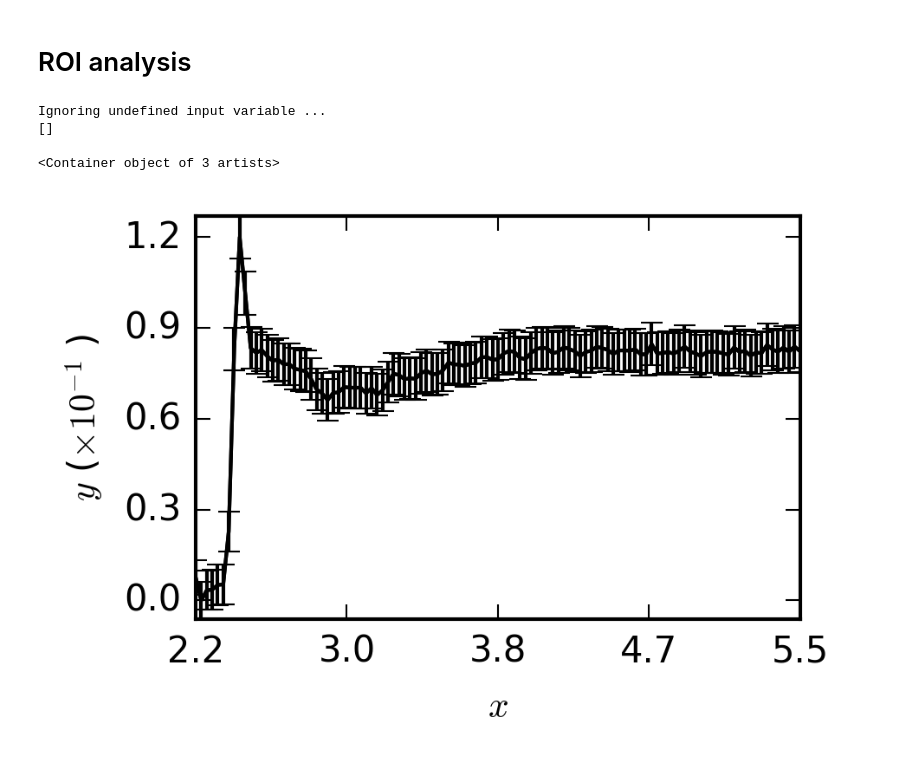
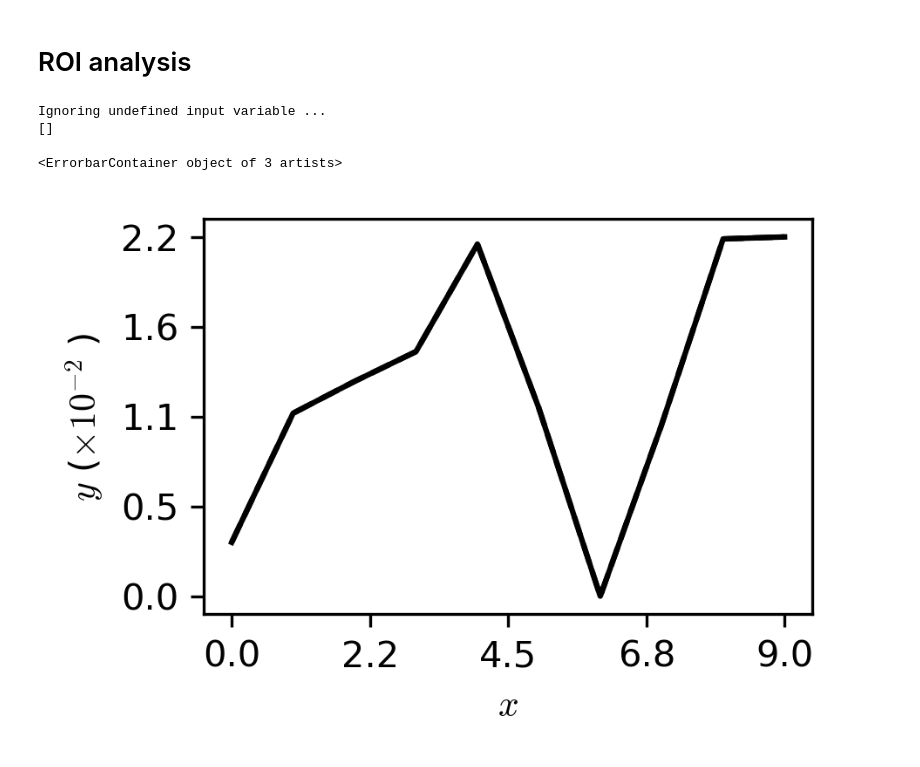
Before and after one commit to igabalski/Analysis-Tutorials, a Jupyter notebook: Template-Notebooks/ROI-Analysis.ipynb, the cells around one changed output. Cells and saved outputs as stored; diff of their text form; code cells hidden in the pictures.

```diff
--- a/Template-Notebooks/ROI-Analysis.ipynb
+++ b/Template-Notebooks/ROI-Analysis.ipynb
@@ -60,18 +60,26 @@ CSPAD.shape
 from IPython.display import clear_output
 from plotStyles import *
 
-def plotCSPAD( cspad , x , y, cspadMask=None, zLims = None, divergent=False ):
-    figOpts = {'xLims':[0,2e5],'yLims':[0,2e5],'divergent':divergent, 'xIn':3, 'yIn':3*11.5/14.5}
+def plotCSPAD( cspad , x , y, cspadMask=None, zLims = None, divergent=False, NTILE=8, ROIs=None ):
+    figOpts = {'xLims':[-1e5,1e5],'yLims':[-1e5,1e5],'divergent':divergent, 'xIn':3, 'yIn':3*11.5/14.5}
 
     if zLims is not None:
         figOpts['zLims'] = zLims
 
-    for iTile in range(32):
+    for iTile in range(NTILE):
 
         if cspadMask is not None:
             cspadTile = cspad[iTile,:,:]
             tileMask = ~cspadMask[iTile,:,:]
             cspadTile[tileMask] = 0
+        if ROIs:
+            for mask in ROIs:
+                x0 = mask[0]
+                y0 = mask[1]
+                dx = mask[2]
+                dy = mask[3]
+                roimask = ( x0 < x[iTile] ) & ( (x0+dx) > x[iTile] ) & ( y0 < y[iTile] ) & ( (y0+dy) > y[iTile] )
+                cspadTile[roimask] = 1000
 
         if iTile == 0:
             newFigure = True
@@ -82,16 +90,17 @@ def plotCSPAD( cspad , x , y, cspadMask=None, zLims = None, divergent=False ):
         colorPlot( x[iTile,:,:], y[iTile,:,:], cspadTile , newFigure=newFigure, **figOpts);
 
 
-x,y = CSPADgeometry()
-cspadMask = createMask().astype(bool)
+x,y = CSPADgeometry(detType='Jungfrau', run=runNumber, experiment=experiment)
+# cspadMask = createMask(experiment=experiment, run=runNumber, detType='Jungfrau').astype(bool)
+cspadMask = np.ones_like(x).astype(bool)
 print(cspadMask.shape)
 
 
-CSPADbinned = CSPAD
+CSPADbinned = 1e7*np.copy(CSPAD)
+CSPADbinned[CSPADbinned>10]=0
 
 # plotCSPAD( cspadMask, x , y , cspadMask=cspadMask, divergent=True )
-plotCSPAD( CSPADbinned[:,:,:,2]-CSPADbinned[:,:,:,1], x , y , cspadMask=cspadMask, divergent=True )
-
-
-print(sumCSPAD(CSPAD))
+# plotCSPAD( np.sum(CSPADbinned[:,:,:,:100], axis=-1)-np.sum(CSPADbinned[:,:,:,100:200], axis=-1), x , y , cspadMask=cspadMask, divergent=False, NTILE=8 )
+plotCSPAD( 3000*(CSPADbinned[:,:,:,2]-CSPADbinned[:,:,:,1]), x , y , zLims=[-100,100],
+          cspadMask=cspadMask, divergent=True, NTILE=8, ROIs=[[1e4,1e4,1e4,1e4],[5e4,1e4,1e4,1e4]] )
 # %% [output]
@@ -103,25 +111,31 @@ nan
 # %%
 def roiSummed( x0, y0, dx, dy, x, y, image ):
     idx = ( x0 < x ) & ( (x0+dx) > x ) & ( y0 < y ) & ( (y0+dy) > y )
     return np.sum( image[idx , :] , 0 )
 
-roi1 = roiSummed( 6e4, 11e4, 1e4, 1e4, x, y, CSPAD )
-errroi1 = roiSummed( 6e4, 11e4, 1e4, 1e4, x, y, variance )
-roi2 = roiSummed( 11e4, 6e4, 1e4, 1e4, x, y, CSPAD )
-errroi2 = roiSummed( 11e4, 6e4, 1e4, 1e4, x, y, variance )
+x0, y0 = 2e4, 2e4
+x1, y1 = 4e4, 4e4
+dx, dy = 1e4, 1e4
+
+
+roi1 = roiSummed( x0, y0, dx, dy, x, y, CSPADbinned )
+errroi1 = roiSummed( x0, y0, dx, dy, x, y, variance )
+roi2 = roiSummed( x1, y1, dx, dy, x, y, CSPADbinned )
+errroi2 = roiSummed( x1, y1, dx, dy, x, y, variance )
 
 errorratio = 1/roi2*np.sqrt(errroi1)+roi1/roi2**2*np.sqrt(errroi2)
+
 
 ratio = roi1/roi2
 plotme = ratio[~np.isnan(ratio)]-ratio[~np.isnan(ratio)].min()
 linePlot( timebins[~np.isnan(ratio)], plotme , newFigure = True)
 
 plt.errorbar( timebins[~np.isnan(ratio)], plotme, yerr = errorratio[~np.isnan(ratio)] )
 # %% [output]
 Ignoring undefined input variable ...
 []
-<Container object of 3 artists>
+<ErrorbarContainer object of 3 artists>
-[figure, old version]
+[figure, new version]
 # %%
 def roiSummed( x0, y0, dx, dy, x, y, image ):
     idx = ( x0 < x ) & ( (x0+dx) > x ) & ( y0 < y ) & ( (y0+dy) > y )
```
Also changed, not shown: parts of 5 cells of this notebook.
